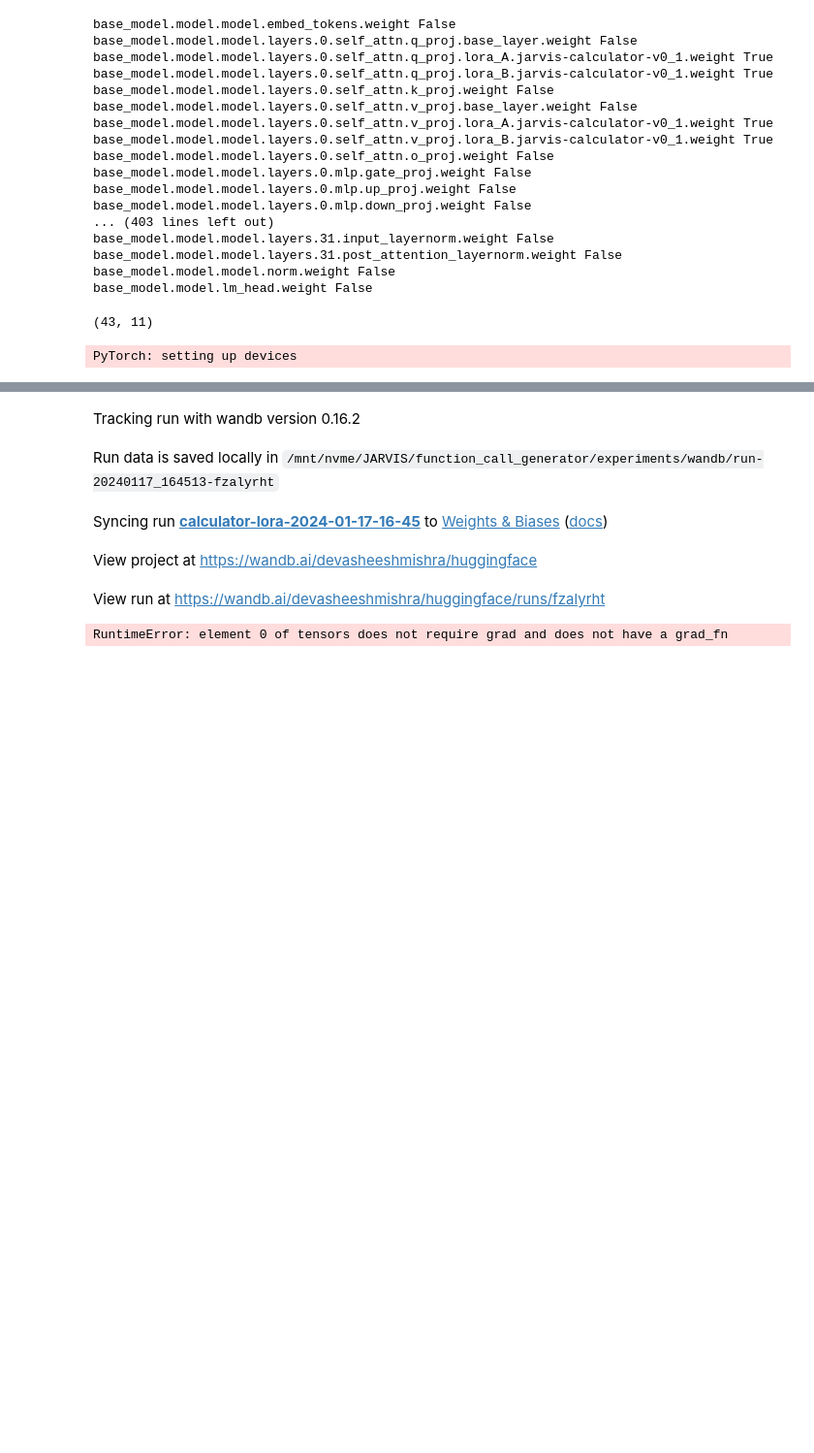
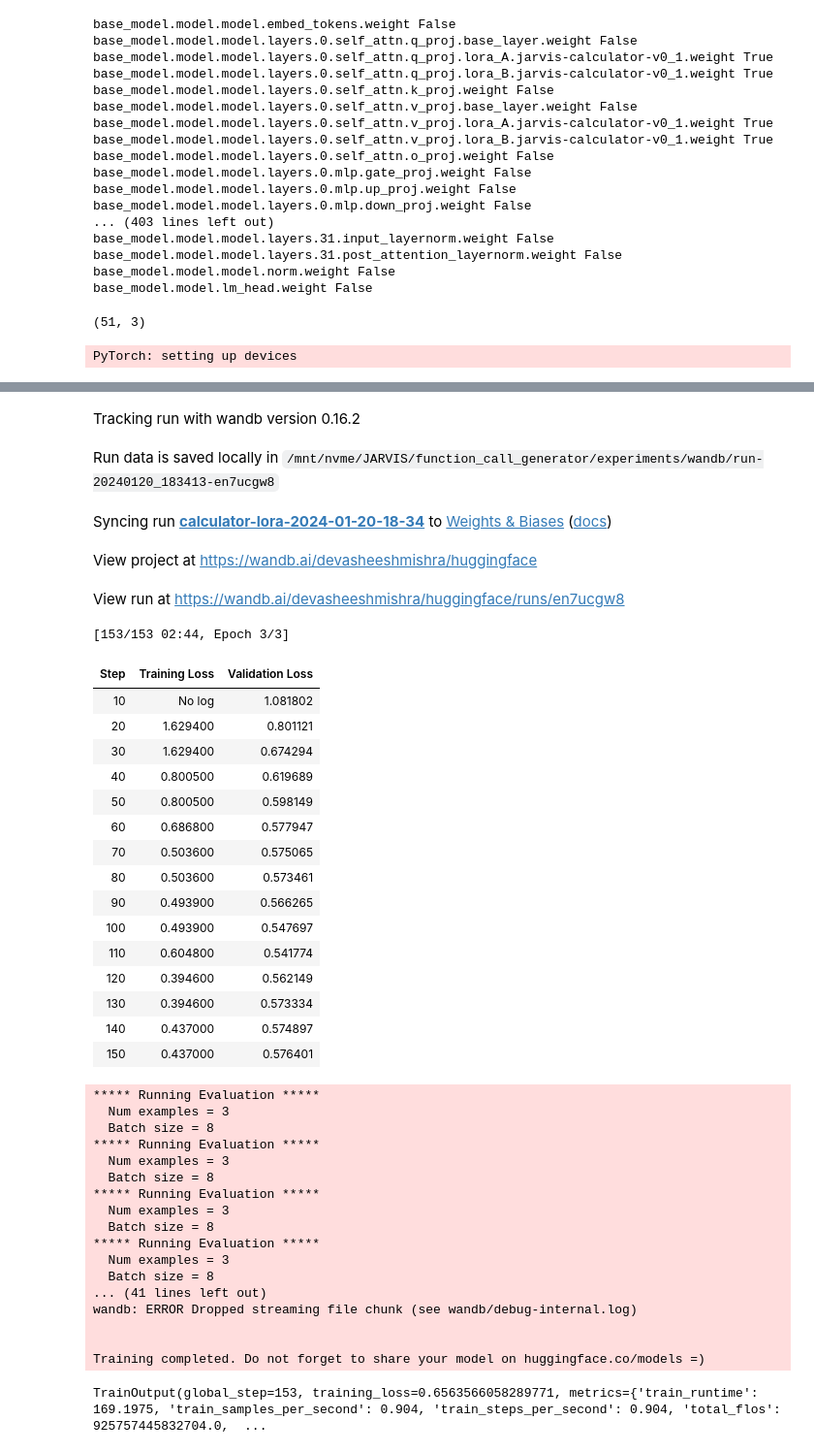
Before and after one commit to Jarvis-AI-project/function_call_generator, a Jupyter notebook: experiments/train_lora_model.ipynb, the cells around one changed output, grey strips where cells are left out. Shown at 97% size. Cells and saved outputs as stored; diff of their text form; code cells hidden in the pictures; blank space fills up the shorter version.

Commit message:
lora training code completed

```diff
--- a/experiments/train_lora_model.ipynb
+++ b/experiments/train_lora_model.ipynb
@@ -259,18 +285,20 @@ base_model.model.lm_head.weight False
 # %%
 dataset = MilvusDataset()
 total_size = len(dataset)
-train_size = int(0.8 * total_size)  # 80% for training, 20% for testing
+train_size = int(0.95 * total_size)
 test_size = total_size - train_size
 train_dataset, test_dataset = random_split(dataset, [train_size, test_size])
 len(train_dataset), len(test_dataset)
 # %% [output]
-(43, 11)
+(51, 3)
 # %%
 train_dataset, test_dataset = list(train_dataset), list(test_dataset)
 # %%
-train_dataset, test_dataset = [{"text": text} for text in train_dataset], [{"text": text} for text in test_dataset]
+train_dataset, test_dataset = [{"text": text} for text in train_dataset], [
+    {"text": text} for text in test_dataset]
 # %%
-train_dataset, test_dataset = datasets.Dataset.from_list(train_dataset), datasets.Dataset.from_list(test_dataset)
+train_dataset, test_dataset = datasets.Dataset.from_list(
+    train_dataset), datasets.Dataset.from_list(test_dataset)
 # %%
 # print(tokenizer.decode(train_dataset[4]['input_ids']))
 # %%
@@ -292,14 +320,14 @@ train_dataset, test_dataset = datasets.Dataset.from_list(train_dataset), dataset
 run_name = "calculator-lora"
 training_args = TrainingArguments(
     # Training
+    # gradient_checkpointing=True,
     gradient_accumulation_steps=GRADIENT_ACCUMULATION_STEPS,
-    gradient_checkpointing=True,
-    gradient_checkpointing_kwargs={"use_reentrant": True},
+    # gradient_checkpointing_kwargs={"use_reentrant": True},
     per_device_train_batch_size=BATCH_SIZE_PER_DEVICE,
     learning_rate=LEARNING_RATE,
     num_train_epochs=EPOCHS,
     warmup_steps=WARMUP_STEPS,
-    fp16=True,
+    # fp16=True,
 
     # Evaluation
     evaluation_strategy="steps",
@@ -310,14 +338,15 @@ training_args = TrainingArguments(
     greater_is_better=False,
 
 
-    # Logging and Saving
+    # Logging
     logging_strategy="steps",
-    logging_steps=10,
+    logging_steps=len(train_dataset) // (BATCH_SIZE_PER_DEVICE * GRADIENT_ACCUMULATION_STEPS * EPOCHS),
+
+    # Checkpointing
+    # save_strategy="steps",
+    # save_steps=10,
+    output_dir=_LORA_OUTPUT_PATH,
     overwrite_output_dir=True,
-
-    save_strategy="steps",
-    output_dir=_LORA_OUTPUT_PATH,
-    save_steps=10,
 
     load_best_model_at_end=True,
 )
@@ -333,6 +362,7 @@ PyTorch: setting up devices
 # )
 # trainer.train()
 # %%
+wandb.init(project="jarvis-calculator-lora", name=run_name, config=training_args)
 trainer = SFTTrainer(
     model=model,
     train_dataset=train_dataset,
@@ -343,6 +373,7 @@ trainer = SFTTrainer(
     tokenizer=tokenizer,
     packing=False,
     max_seq_length=MAX_LENGTH,
+    callbacks=[EarlyStoppingCallback(early_stopping_patience=2)],
 )
 trainer.train()
 # %% [output]
@@ -357,8 +388,42 @@ Using auto half precision backend
   Number of trainable parameters = 6,815,744
 Automatic Weights & Biases logging enabled, to disable set os.environ["WANDB_DISABLED"] = "true"
 Tracking run with wandb version 0.16.2
-Run data is saved locally in /mnt/nvme/JARVIS/function_call_generator/experiments/wandb/run-20240117_164513-fzalyrht
+Run data is saved locally in /mnt/nvme/JARVIS/function_call_generator/experiments/wandb/run-20240120_183413-en7ucgw8
-Syncing run calculator-lora-2024-01-17-16-45 to Weights & Biases (docs)
+Syncing run calculator-lora-2024-01-20-18-34 to Weights & Biases (docs)
 View project at https://wandb.ai/devasheeshmishra/huggingface
-View run at https://wandb.ai/devasheeshmishra/huggingface/runs/fzalyrht
+View run at https://wandb.ai/devasheeshmishra/huggingface/runs/en7ucgw8
-RuntimeError: element 0 of tensors does not require grad and does not have a grad_fn
+[153/153 02:44, Epoch 3/3]
+| Step | Training Loss | Validation Loss |
+| 10 | No log | 1.081802 |
+| 20 | 1.629400 | 0.801121 |
+| 30 | 1.629400 | 0.674294 |
+| 40 | 0.800500 | 0.619689 |
+| 50 | 0.800500 | 0.598149 |
+| 60 | 0.686800 | 0.577947 |
+| 70 | 0.503600 | 0.575065 |
+| 80 | 0.503600 | 0.573461 |
+| 90 | 0.493900 | 0.566265 |
+| 100 | 0.493900 | 0.547697 |
+| 110 | 0.604800 | 0.541774 |
+| 120 | 0.394600 | 0.562149 |
+| 130 | 0.394600 | 0.573334 |
+| 140 | 0.437000 | 0.574897 |
+| 150 | 0.437000 | 0.576401 |
+***** Running Evaluation *****
+  Num examples = 3
+  Batch size = 8
+***** Running Evaluation *****
+  Num examples = 3
+  Batch size = 8
+***** Running Evaluation *****
+  Num examples = 3
+  Batch size = 8
+***** Running Evaluation *****
+  Num examples = 3
+  Batch size = 8
+... (41 lines left out)
+wandb: ERROR Dropped streaming file chunk (see wandb/debug-internal.log)
+
+
+Training completed. Do not forget to share your model on huggingface.co/models =)
+TrainOutput(global_step=153, training_loss=0.6563566058289771, metrics={'train_runtime': 169.1975, 'train_samples_per_second': 0.904, 'train_steps_per_second': 0.904, 'total_flos': 925757445832704.0,  ...
```
Also changed, not shown: parts of 32 cells of this notebook, 3 other files.
